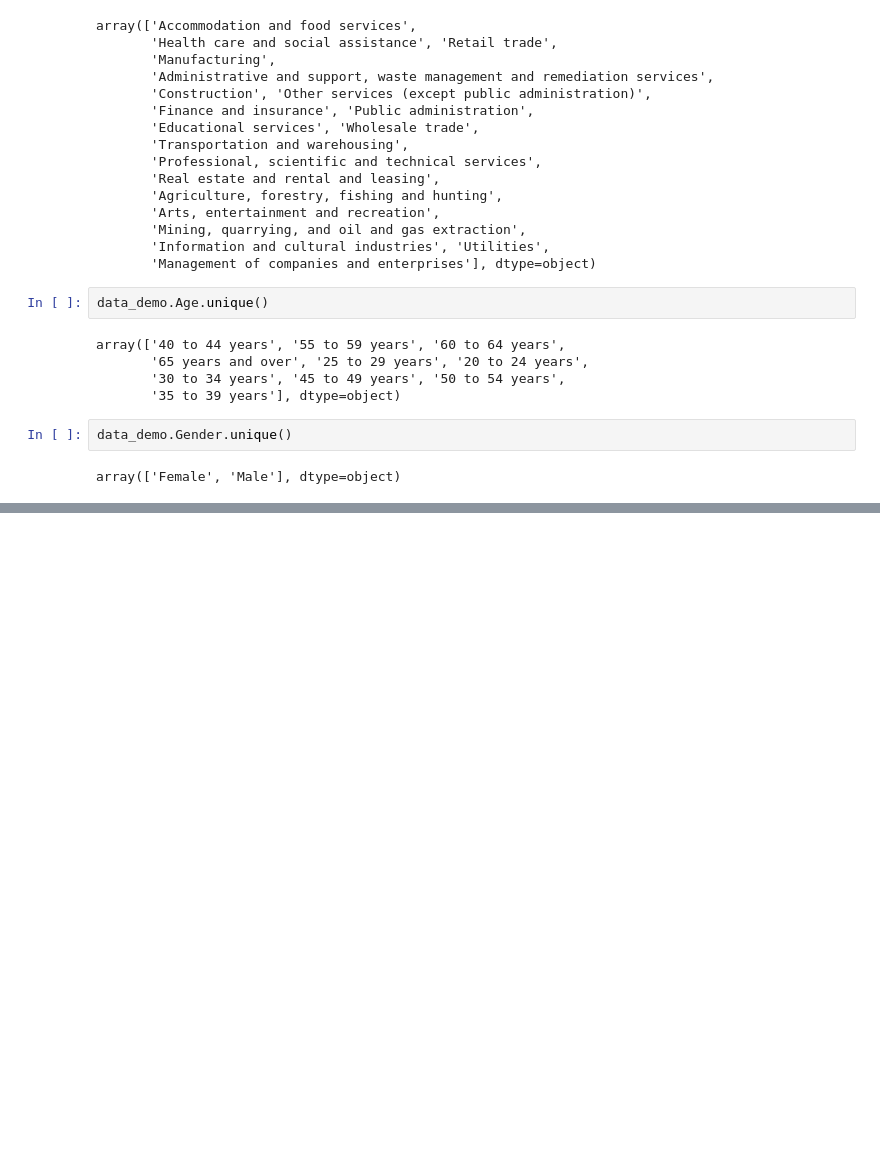
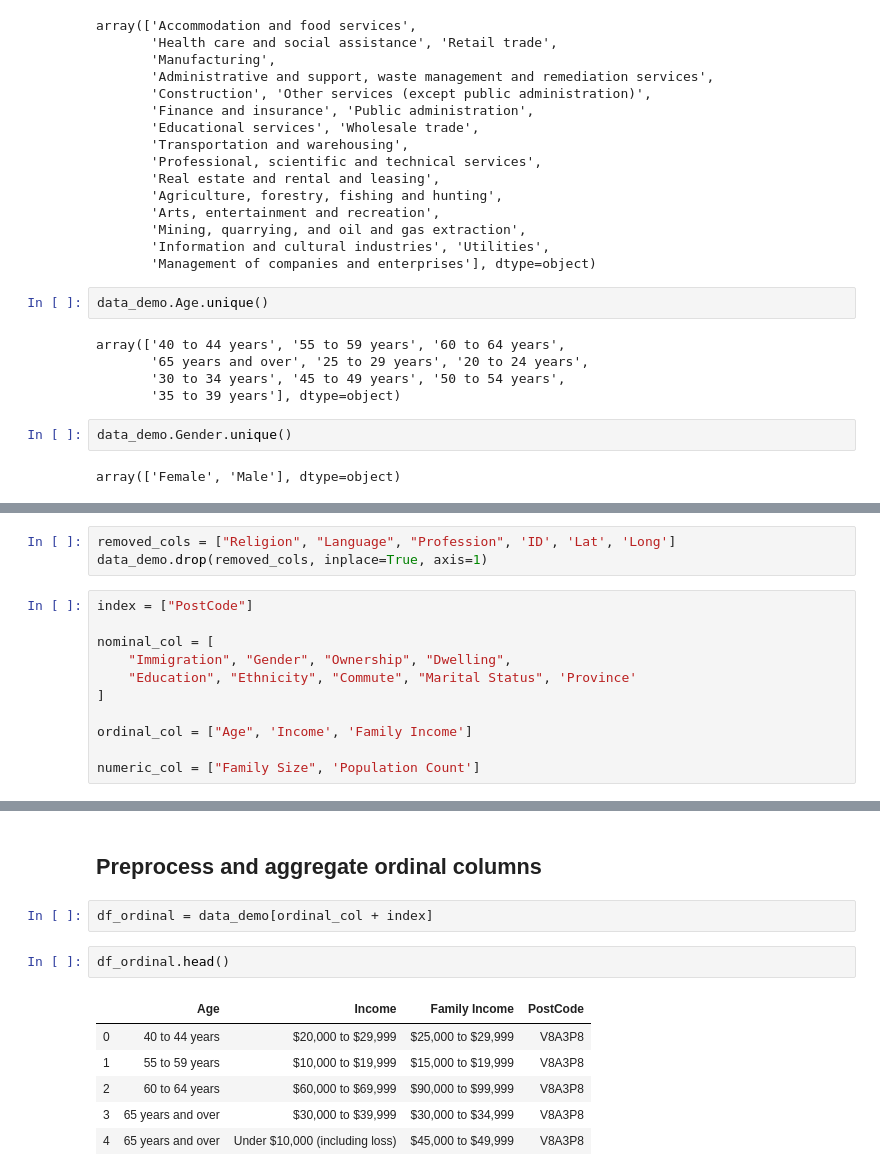
Before and after one commit to superyang713/Synthetic_Data_Generation, a Jupyter notebook: demographics_data_preprocessing_1.ipynb, the cells around one changed output, grey strips where cells are left out. Cells and saved outputs as stored; diff of their text form; blank space fills up the shorter version.

Commit message:
demographic data is changed. So modified preprocessing script.

```diff
--- a/demographics_data_preprocessing_1.ipynb
+++ b/demographics_data_preprocessing_1.ipynb
@@ -136,0 +169,14 @@ array(['Female', 'Male'], dtype=object)
+# %%
+removed_cols = ["Religion", "Language", "Profession", 'ID', 'Lat', 'Long']
+data_demo.drop(removed_cols, inplace=True, axis=1)
+# %%
+index = ["PostCode"]
+
+nominal_col = [
+    "Immigration", "Gender", "Ownership", "Dwelling",
+    "Education", "Ethnicity", "Commute", "Marital Status", 'Province'
+]
+
+ordinal_col = ["Age", 'Income', 'Family Income']
+
+numeric_col = ["Family Size", 'Population Count']
@@ -136,0 +282,13 @@ array(['Female', 'Male'], dtype=object)
+# %% [markdown]
+## Preprocess and aggregate ordinal columns
+# %%
+df_ordinal = data_demo[ordinal_col + index]
+# %%
+df_ordinal.head()
+# %% [output]
+|  | Age | Income | Family Income | PostCode |
+| 0 | 40 to 44 years | $20,000 to $29,999 | $25,000 to $29,999 | V8A3P8 |
+| 1 | 55 to 59 years | $10,000 to $19,999 | $15,000 to $19,999 | V8A3P8 |
+| 2 | 60 to 64 years | $60,000 to $69,999 | $90,000 to $99,999 | V8A3P8 |
+| 3 | 65 years and over | $30,000 to $39,999 | $30,000 to $34,999 | V8A3P8 |
+| 4 | 65 years and over | Under $10,000 (including loss) | $45,000 to $49,999 | V8A3P8 |
```
Also changed, not shown: parts of 20 cells of this notebook, 1 other file.
